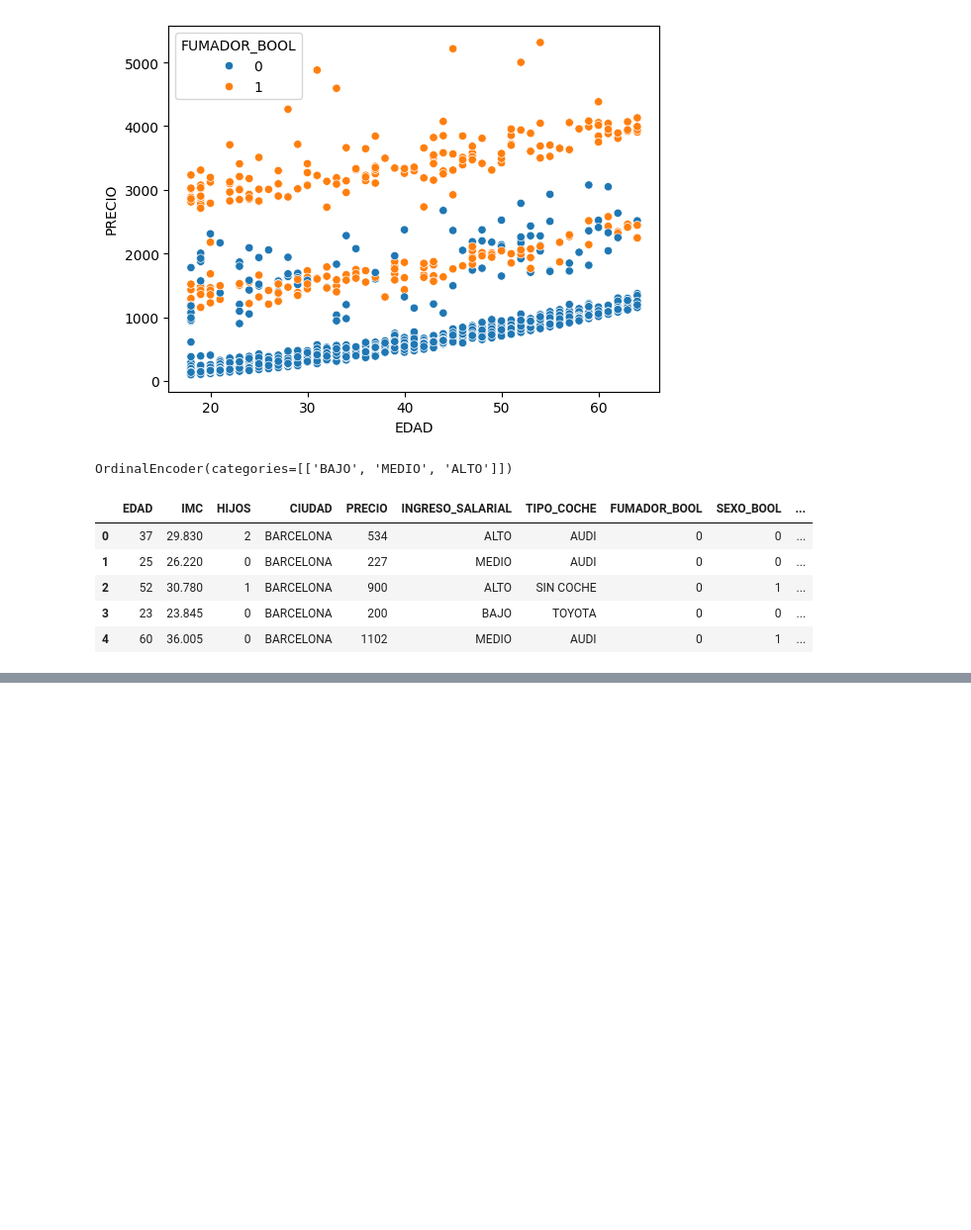
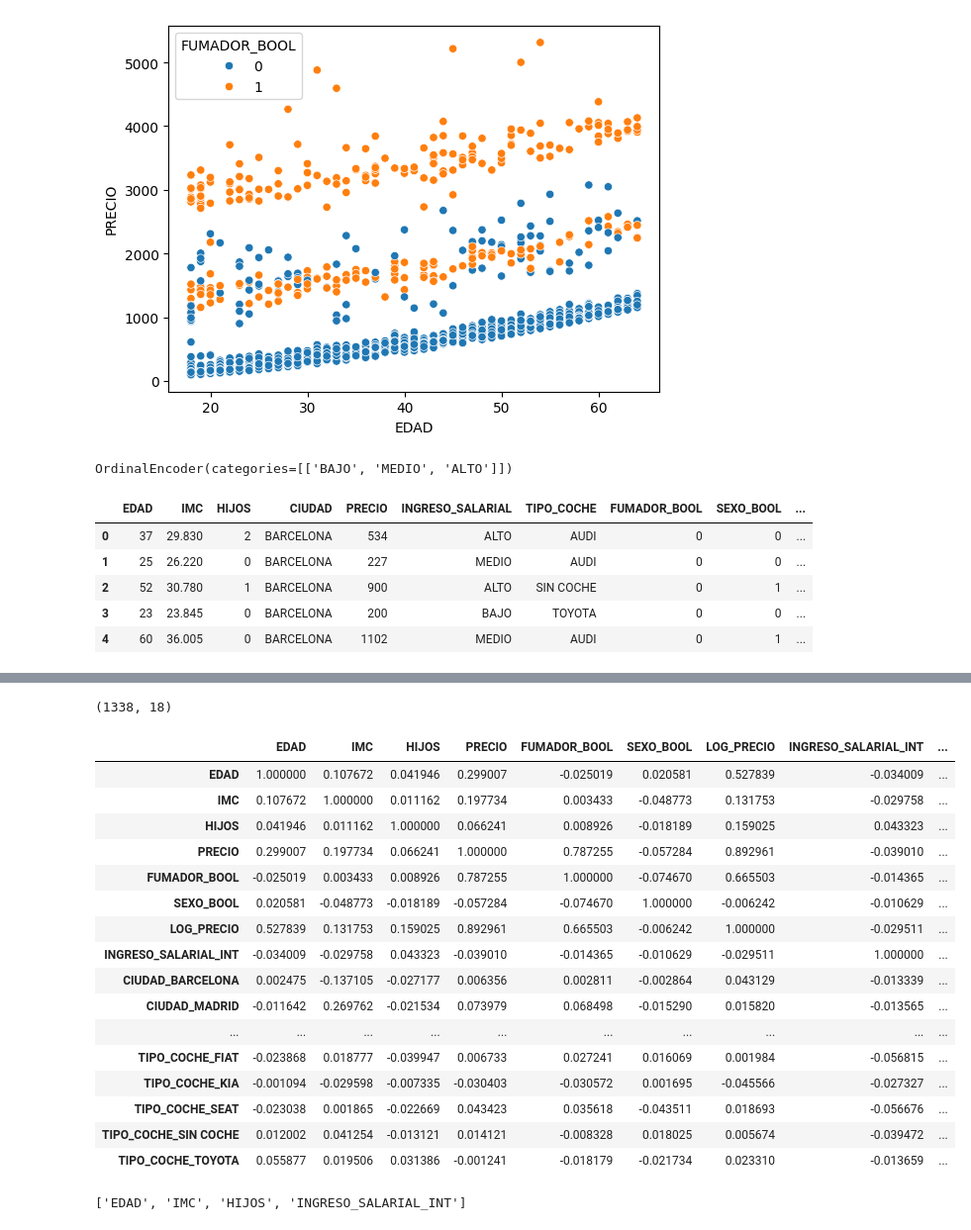
Before and after one commit to rulogar1234/nuclio-1, a Jupyter notebook: Clase2_Preprocesamiento_en_clase.ipynb, the cells around one changed output, grey strips where cells are left out. Shown: that part at 99% size. Saved outputs shown, nothing was run; the diff lists cells and outputs as text; code cells hidden in the pictures; blank space fills up the shorter version.

```diff
--- a/Clase2_Preprocesamiento_en_clase.ipynb
+++ b/Clase2_Preprocesamiento_en_clase.ipynb
@@ -416,3 +418,6 @@ df_seguro4.head()
 | 4 | 60 | 36.005 | 0 | BARCELONA | 1102 | MEDIO | AUDI | 0 | 1 | ... |
 # %%
 del(df_seguro4["INGRESO_SALARIAL"])
+# %%
+target=["PRECIO","LOG_PRECIO"]
+lnum2, lbool2, lcat2 = obtener_lista_variables(df_seguro4)
@@ -418,0 +436,3 @@ del(df_seguro4["INGRESO_SALARIAL"])
+# %%
+#En las variables que no tiene un order establecido hacemos categoria por columnas, crea la columnas dummies y borra las originales
+df_seguro5 = pd.get_dummies(data=df_seguro4, columns=lcat2)
@@ -418,0 +448,31 @@ del(df_seguro4["INGRESO_SALARIAL"])
+# %%
+df_seguro5.shape
+# %% [output]
+(1338, 18)
+# %%
+corr = df_seguro5.corr()
+# %%
+corr.style.background_gradient(cmap="coolwarm")
+# %% [output]
+|  | EDAD | IMC | HIJOS | PRECIO | FUMADOR_BOOL | SEXO_BOOL | LOG_PRECIO | INGRESO_SALARIAL_INT | ... |
+| EDAD | 1.000000 | 0.107672 | 0.041946 | 0.299007 | -0.025019 | 0.020581 | 0.527839 | -0.034009 | ... |
+| IMC | 0.107672 | 1.000000 | 0.011162 | 0.197734 | 0.003433 | -0.048773 | 0.131753 | -0.029758 | ... |
+| HIJOS | 0.041946 | 0.011162 | 1.000000 | 0.066241 | 0.008926 | -0.018189 | 0.159025 | 0.043323 | ... |
+| PRECIO | 0.299007 | 0.197734 | 0.066241 | 1.000000 | 0.787255 | -0.057284 | 0.892961 | -0.039010 | ... |
+| FUMADOR_BOOL | -0.025019 | 0.003433 | 0.008926 | 0.787255 | 1.000000 | -0.074670 | 0.665503 | -0.014365 | ... |
+| SEXO_BOOL | 0.020581 | -0.048773 | -0.018189 | -0.057284 | -0.074670 | 1.000000 | -0.006242 | -0.010629 | ... |
+| LOG_PRECIO | 0.527839 | 0.131753 | 0.159025 | 0.892961 | 0.665503 | -0.006242 | 1.000000 | -0.029511 | ... |
+| INGRESO_SALARIAL_INT | -0.034009 | -0.029758 | 0.043323 | -0.039010 | -0.014365 | -0.010629 | -0.029511 | 1.000000 | ... |
+| CIUDAD_BARCELONA | 0.002475 | -0.137105 | -0.027177 | 0.006356 | 0.002811 | -0.002864 | 0.043129 | -0.013339 | ... |
+| CIUDAD_MADRID | -0.011642 | 0.269762 | -0.021534 | 0.073979 | 0.068498 | -0.015290 | 0.015820 | -0.013565 | ... |
+| ... | ... | ... | ... | ... | ... | ... | ... | ... | ... |
+| TIPO_COCHE_FIAT | -0.023868 | 0.018777 | -0.039947 | 0.006733 | 0.027241 | 0.016069 | 0.001984 | -0.056815 | ... |
+| TIPO_COCHE_KIA | -0.001094 | -0.029598 | -0.007335 | -0.030403 | -0.030572 | 0.001695 | -0.045566 | -0.027327 | ... |
+| TIPO_COCHE_SEAT | -0.023038 | 0.001865 | -0.022669 | 0.043423 | 0.035618 | -0.043511 | 0.018693 | -0.056676 | ... |
+| TIPO_COCHE_SIN COCHE | 0.012002 | 0.041254 | -0.013121 | 0.014121 | -0.008328 | 0.018025 | 0.005674 | -0.039472 | ... |
+| TIPO_COCHE_TOYOTA | 0.055877 | 0.019506 | 0.031386 | -0.001241 | -0.018179 | -0.021734 | 0.023310 | -0.013659 | ... |
+# %%
+#queremos normalizar los numéricos para que todo esté entre 0 y 1
+lnum2
+# %% [output]
+['EDAD', 'IMC', 'HIJOS', 'INGRESO_SALARIAL_INT']
```
Also changed, not shown: parts of 10 cells of this notebook.
